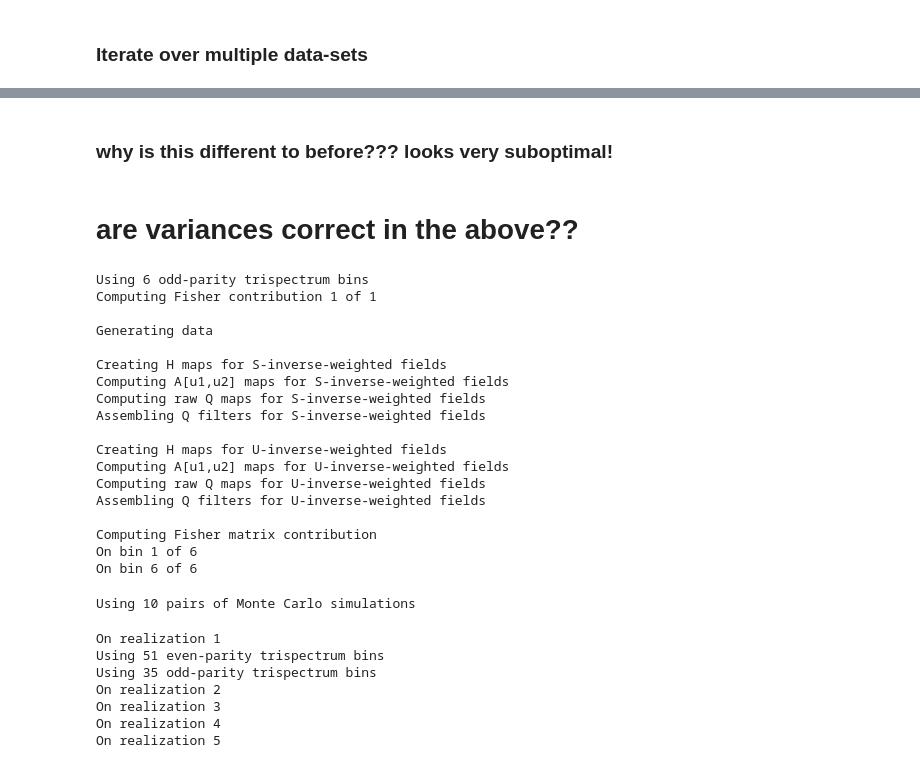
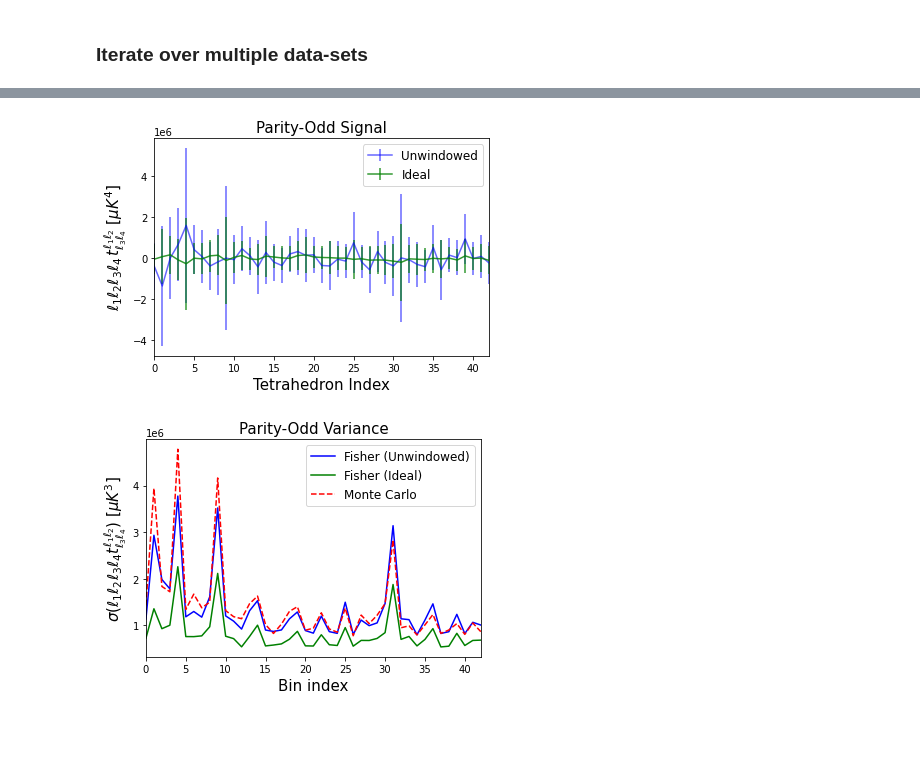
Before and after one commit to oliverphilcox/PolyBin, a Jupyter notebook: Tutorial.ipynb, the cells around one changed output, grey strips where cells are left out. Cells and saved outputs as stored; diff of their text form; code cells hidden in the pictures; blank space fills up the shorter version.

```diff
--- a/Tutorial.ipynb
+++ b/Tutorial.ipynb
@@ -855,66 +867,30 @@ plt.ylabel(r'$\sigma(\ell_1\ell_2\ell_3\ell_4t^{\ell_1\ell_2}_{\ell_3\ell_4})\,\
 # %%
 # Parity-Odd
 weights = (np.asarray(l1s)*np.asarray(l2s)*np.asarray(l3s)*np.asarray(l4s)*1e24)[np.asarray(parities)=='both']
+mean_unwindowed = np.mean([tl[1] for tl in tl_unwindowed_all],axis=0)
+mean_ideal = np.mean([tl[1] for tl in tl_ideal_all],axis=0)
+std_unwindowed = np.std([tl[1] for tl in tl_unwindowed_all],axis=0)
+
 plt.figure()
 plt.title('Parity-Odd Signal',fontsize=15)
 fish_err = np.sqrt(np.diag(np.linalg.inv(tspec.fish_odd)))
 fish_err_ideal = np.sqrt(np.diag(np.linalg.inv(tspec.fish_ideal_odd))*np.mean(mask**8.)/np.mean(mask**4)**2)
-plt.errorbar(np.arange(tspec.N_t_odd),weights*np.asarray(tl_unwindowed_all)[:,1].mean(axis=0),yerr=weights*fish_err,label='Unwindowed',c='b',alpha=0.6)
-plt.errorbar(np.arange(tspec.N_t_odd),weights*np.asarray(tl_ideal_all)[:,1].mean(axis=0),yerr=weights*fish_err_ideal,label='Ideal',c='g',alpha=0.8)
+plt.errorbar(np.arange(tspec.N_t_odd),weights*mean_unwindowed,yerr=weights*fish_err,label='Unwindowed',c='b',alpha=0.6)
+plt.errorbar(np.arange(tspec.N_t_odd),weights*mean_ideal,yerr=weights*fish_err_ideal,label='Ideal',c='g',alpha=0.8)
 plt.legend(fontsize=12)
 plt.xlim([0,tspec.N_t_odd-1])
 plt.xlabel("Tetrahedron Index",fontsize=15)
 plt.ylabel(r"$\ell_1\ell_2\ell_3\ell_4\,t^{\ell_1\ell_2}_{\ell_3\ell_4}\,\,[\mu K^4]$",fontsize=15);
 
 plt.figure()
 plt.title('Parity-Odd Variance',fontsize=15)
 plt.plot(np.arange(tspec.N_t_odd),weights*fish_err,label='Fisher (Unwindowed)',c='b')
 plt.plot(np.arange(tspec.N_t_odd),weights*fish_err_ideal,label=r'Fisher (Ideal)',c='g')
-plt.plot(np.arange(tspec.N_t_odd),weights*np.asarray(tl_unwindowed_all)[:,1].std(axis=0),label='Monte Carlo',c='r',ls='--')
+plt.plot(np.arange(tspec.N_t_odd),weights*std_unwindowed,label='Monte Carlo',c='r',ls='--')
 plt.xlabel(r'Bin index',fontsize=15)
 plt.xlim([0,tspec.N_t_odd-1])
 plt.legend(fontsize=12)
 plt.ylabel(r'$\sigma(\ell_1\ell_2\ell_3\ell_4t^{\ell_1\ell_2}_{\ell_3\ell_4})\,\,[\mu K^3]$',fontsize=15);
+# %% [output]
+[figure, added]
+[figure, added]
-# %% [markdown]
-### why is this different to before??? looks very suboptimal!
-# %% [markdown]
-# are variances correct in the above??
-# %%
-fish_odd = tspec.compute_fisher(1,parity='odd',N_cpus=1,verb=True)
-# %% [output]
-Using 6 odd-parity trispectrum bins
-Computing Fisher contribution 1 of 1
-
-Generating data
-
-Creating H maps for S-inverse-weighted fields
-Computing A[u1,u2] maps for S-inverse-weighted fields
-Computing raw Q maps for S-inverse-weighted fields
-Assembling Q filters for S-inverse-weighted fields
-
-Creating H maps for U-inverse-weighted fields
-Computing A[u1,u2] maps for U-inverse-weighted fields
-Computing raw Q maps for U-inverse-weighted fields
-Assembling Q filters for U-inverse-weighted fields
-
-Computing Fisher matrix contribution
-On bin 1 of 6
-On bin 6 of 6
-# %%
-tspec.generate_sims(10)
-# %% [output]
-Using 10 pairs of Monte Carlo simulations
-# %%
-fishs = []
-for i in range(5):
-    print("On realization %d"%(i+1))
-    fish_i = tspec.compute_fisher_contribution(i,parity='both',verb=False)
-    fishs.append(fish_i)
-# %% [output]
-On realization 1
-Using 51 even-parity trispectrum bins
-Using 35 odd-parity trispectrum bins
-On realization 2
-On realization 3
-On realization 4
-On realization 5
```
Also changed, not shown: parts of 53 cells of this notebook.
